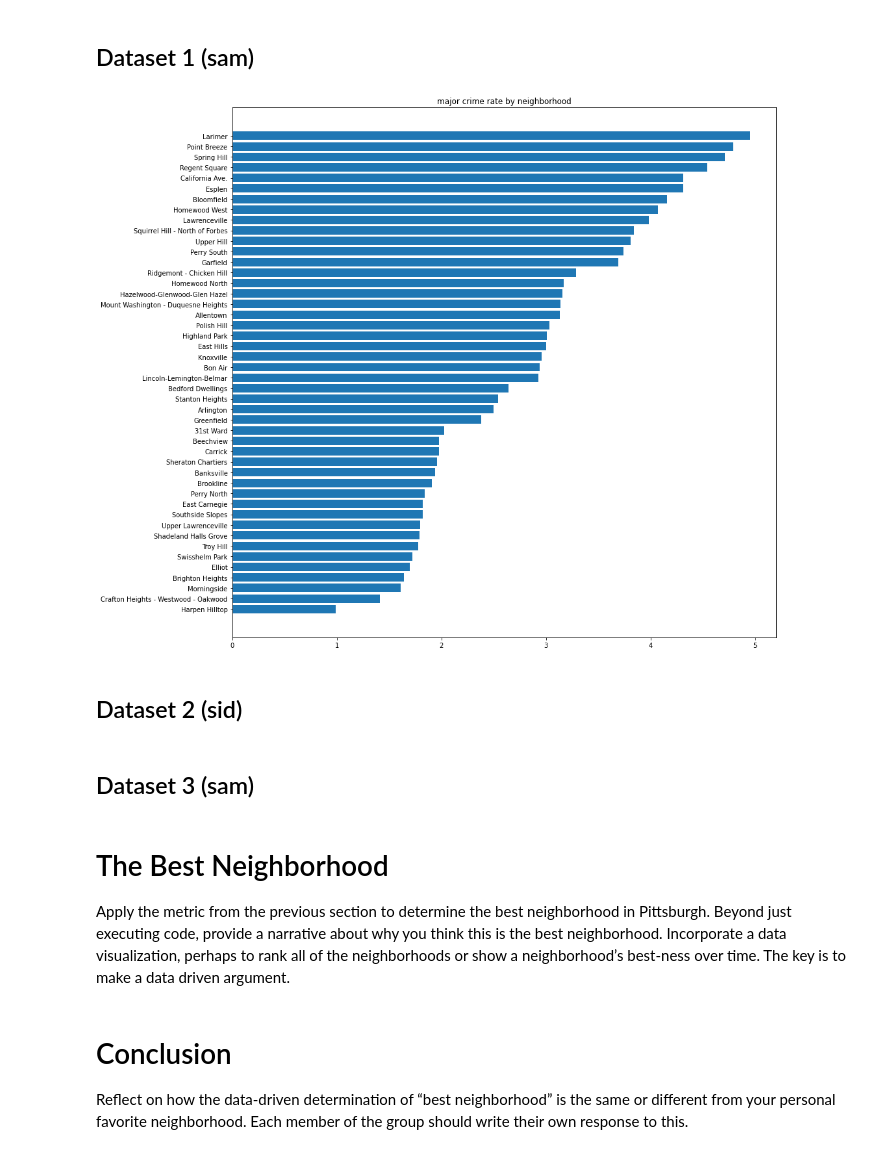
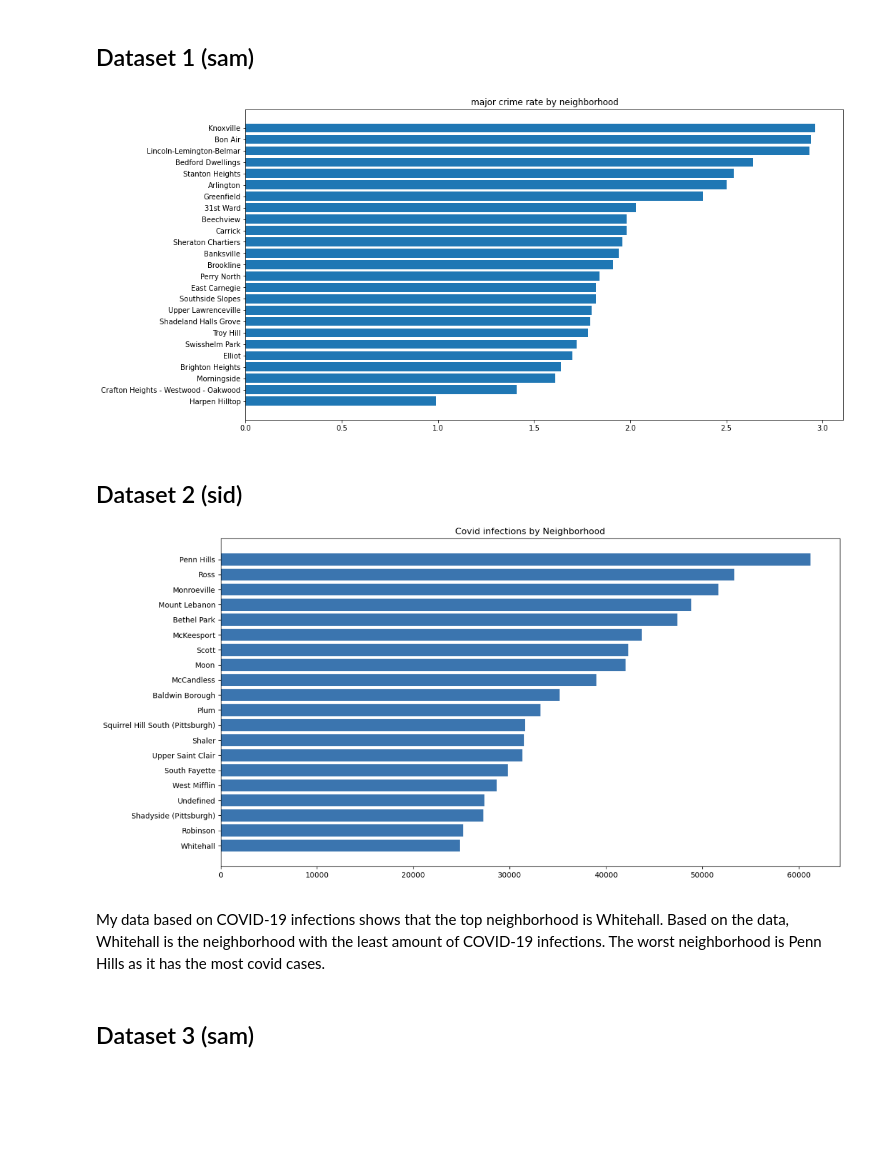
Before and after one commit to sam-lb/cmpinf0010_final, a Jupyter notebook: final project.ipynb, the cells around one changed output. Cells and saved outputs as stored; diff of their text form; code cells hidden in the pictures; blank space fills up the shorter version.

```diff
--- a/final project.ipynb
+++ b/final project.ipynb
@@ -11,24 +13,21 @@ Describe your metric, and what features are you measuring. What datasets are you
 # %%
 %matplotlib inline
 import pandas as pd
 import matplotlib.pyplot as plt
-plt.rcParams['figure.figsize'] = [15, 15]
-df = pd.read_csv("crimes.csv")
-df.sort_values("overall_crime_rate", inplace=True)
-index = df.iloc[:, 3] < 5
+plt.rcParams['figure.figsize'] = [15, 8]
+df2 = pd.read_csv("crimes.csv")
+df2.sort_values("overall_crime_rate", inplace=True)
+index = df2.iloc[:, 3] < 3
 plt.title("major crime rate by neighborhood")
-plt.barh(df.iloc[:, 1][index], df.iloc[:, 3][index])
+plt.barh(df2.iloc[:, 1][index], df2.iloc[:, 3][index])
 plt.show()
 # %% [output]
-[figure, old version]
+[figure, new version]
 # %% [markdown]
 ## Dataset 2 (sid)
+
+![image.png](attachment:image.png)
+# %% [markdown]
+My data based on COVID-19 infections shows that the top neighborhood is Whitehall. Based on the data, Whitehall is the neighborhood with the least amount of COVID-19 infections. The worst neighborhood is Penn Hills as it has the most covid cases.
 # %% [markdown]
 ## Dataset 3 (sam)
-# %% [markdown]
-# The Best Neighborhood
-Apply the metric from the previous section to determine the best neighborhood in Pittsburgh. Beyond just executing code, provide a narrative about why you think this is the best neighborhood. Incorporate a data visualization, perhaps to rank all of the neighborhoods or show a neighborhood’s best-ness over time. The key is to make a data driven argument.
-# %% [markdown]
-# Conclusion
-
-Reflect on how the data-driven determination of “best neighborhood” is the same or different from your personal favorite neighborhood. Each member of the group should write their own response to this.
```
Also changed, not shown: parts of 20 cells of this notebook, 1 other file.
